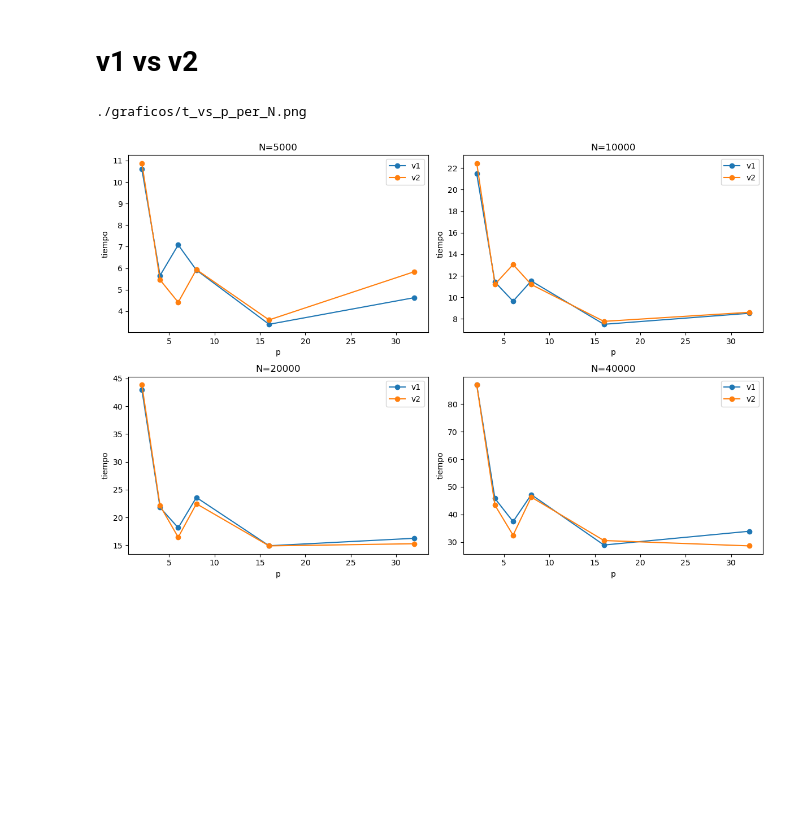
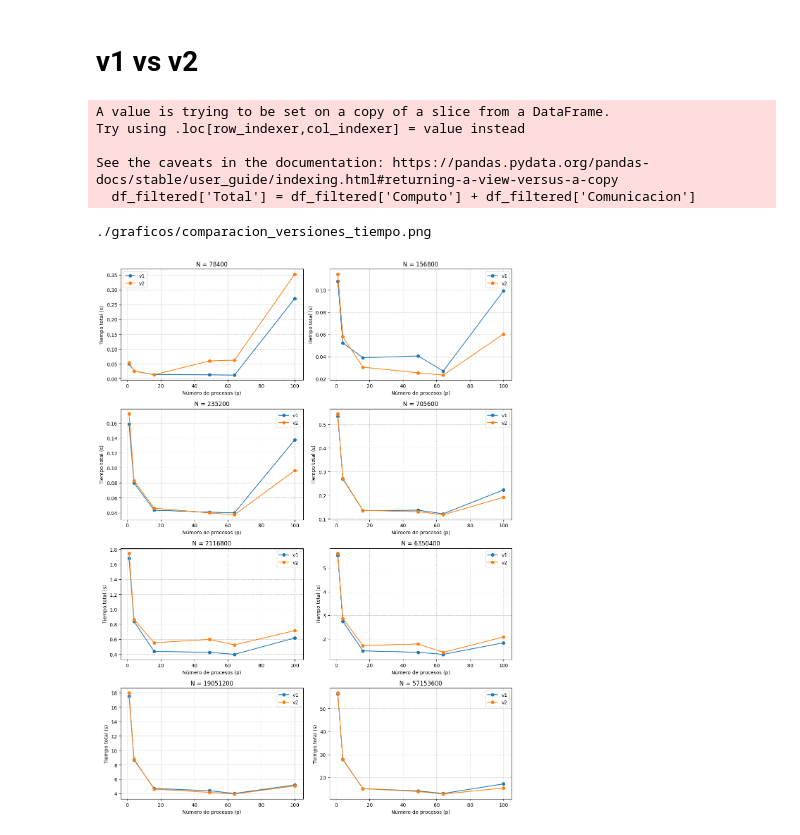
Before and after one commit to marcelino123455/ProyectoParalela, a Jupyter notebook: graficador.ipynb, the cells around one changed output. Saved outputs shown, nothing was run; the diff lists cells and outputs as text; code cells hidden in the pictures; blank space fills up the shorter version.

```diff
--- a/graficador.ipynb
+++ b/graficador.ipynb
@@ -97,21 +120,31 @@ df_filtered = df_all[df_all['Step'].isin([1,2,3,4,5])]
 df_filtered['Total'] = df_filtered['Computo'] + df_filtered['Comunicacion']
 df_grouped = df_filtered.groupby(['N', 'p'], as_index=False)[['Total']].sum()
 
+unique_N = sorted(df_grouped['N'].unique())
+cmap = plt.get_cmap('tab10')
+colors = {N: cmap(i % 10) for i, N in enumerate(unique_N)}
+
 plt.figure(figsize=(8, 6))
+
 for N, df_N in df_grouped.groupby('N'):
     if 1 not in df_N['p'].values:
         continue
+
     t1 = df_N.loc[df_N['p'] == 1, 'Total'].values[0]
     df_N = df_N.copy()
     df_N['Speedup'] = t1 / df_N['Total']
     df_N['Eficiencia'] = df_N['Speedup'] / df_N['p']
-    plt.plot(df_N['p'], df_N['Eficiencia'], marker='o', label=f'N={N}')
+
+    plt.plot(df_N['p'], df_N['Eficiencia'],
+             marker='o',
+             label=f'N={N}',
+             color=colors[N])
 
 plt.xscale('log')
 plt.xlabel('Número de procesos (p)')
 plt.ylabel('Eficiencia')
 plt.title('Eficiencia vs número de procesos')
-plt.legend()
+plt.legend(loc='upper left', bbox_to_anchor=(1.0, 1.0))
 plt.grid(True, which='both', linestyle='--', linewidth=0.5)
 plt.tight_layout()
 plt.show()
@@ -125,50 +158,76 @@ See the caveats in the documentation: https://pandas.pydata.org/pandas-docs/stab
 # %% [markdown]
 # v1 vs v2
 # %%
-# comparar v1 vs v2 for all p
+import os
+import pandas as pd
+import matplotlib.pyplot as plt
+
 TIEMPOS_DIR = "./tiempos"
 OUT_DIR = "./graficos"
+
 rows = []
 
 for version in sorted(os.listdir(TIEMPOS_DIR)):
     vpath = os.path.join(TIEMPOS_DIR, version)
 
     for p in sorted(os.listdir(vpath), key=int):
         csv_path = os.path.join(vpath, p, 'tiempos.csv')
         df = pd.read_csv(csv_path)
+
         df['p'] = int(p)
         df['version'] = version
-        rows.append(df[['version', 'p', 'N', 'tiempo']])
+        rows.append(df)
 
 df_all = pd.concat(rows, ignore_index=True)
-agg = df_all.groupby(['version', 'p', 'N'], as_index=False)['tiempo'].mean()
 
-Ns = sorted(agg['N'].unique())
-versions = sorted(agg['version'].unique())
+df_filtered = df_all[(df_all['Step'] != 6) & (df_all['Step'] != 0)]
+df_filtered['Total'] = df_filtered['Computo'] + df_filtered['Comunicacion']
+
+df_grouped = df_filtered.groupby(['version', 'N', 'p'], as_index=False)[['Total']].sum()
+
+Ns = sorted(df_grouped['N'].unique())
+versions = sorted(df_grouped['version'].unique())
+
+cmap = plt.get_cmap('tab10')
+colors = {v: cmap(i % 10) for i, v in enumerate(versions)}
 
 ncols = 2
 nrows = (len(Ns) + ncols - 1) // ncols
 fig, axes = plt.subplots(nrows=nrows, ncols=ncols, figsize=(6 * ncols, 4 * nrows))
-axes = axes.flatten() if hasattr(axes, 'flatten') else [axes]
+axes = axes.flatten()
 
 for i, N in enumerate(Ns):
     ax = axes[i]
+
     for v in versions:
-        df_v = agg[(agg['version'] == v) & (agg['N'] == N)].copy()
-        df_v = df_v.iloc[df_v['p'].argsort()]
-        ax.plot(df_v['p'], df_v['tiempo'], marker='o', label=v)
-    ax.set_title(f"N={N}")
-    ax.set_xlabel('p')
-    ax.set_ylabel('tiempo')
+        df_v = df_grouped[(df_grouped['version'] == v) & (df_grouped['N'] == N)].copy()
+        df_v = df_v.sort_values('p')
+
+        ax.plot(df_v['p'], df_v['Total'],
+                marker='o',
+                label=v,
+                color=colors[v])
+
+    ax.set_title(f"N = {N}")
+    ax.set_xlabel("Número de procesos (p)")
+    ax.set_ylabel("Tiempo total (s)")
+    ax.grid(True, linestyle="--", linewidth=0.5)
     ax.legend()
 
 for j in range(len(Ns), len(axes)):
     fig.delaxes(axes[j])
 
 fig.tight_layout()
-out_path = f"{OUT_DIR}/t_vs_p_per_N.png"
-fig.savefig(out_path)
+
+os.makedirs(OUT_DIR, exist_ok=True)
+out_path = f"{OUT_DIR}/comparacion_versiones_tiempo.png"
+fig.savefig(out_path, dpi=200)
 print(out_path)
 # %% [output]
-./graficos/t_vs_p_per_N.png
+A value is trying to be set on a copy of a slice from a DataFrame.
+Try using .loc[row_indexer,col_indexer] = value instead
+
+See the caveats in the documentation: https://pandas.pydata.org/pandas-docs/stable/user_guide/indexing.html#returning-a-view-versus-a-copy
+  df_filtered['Total'] = df_filtered['Computo'] + df_filtered['Comunicacion']
+./graficos/comparacion_versiones_tiempo.png
-[figure, old version]
+[figure, new version]
```
Also changed, not shown: parts of 4 cells of this notebook, 17 other files.
